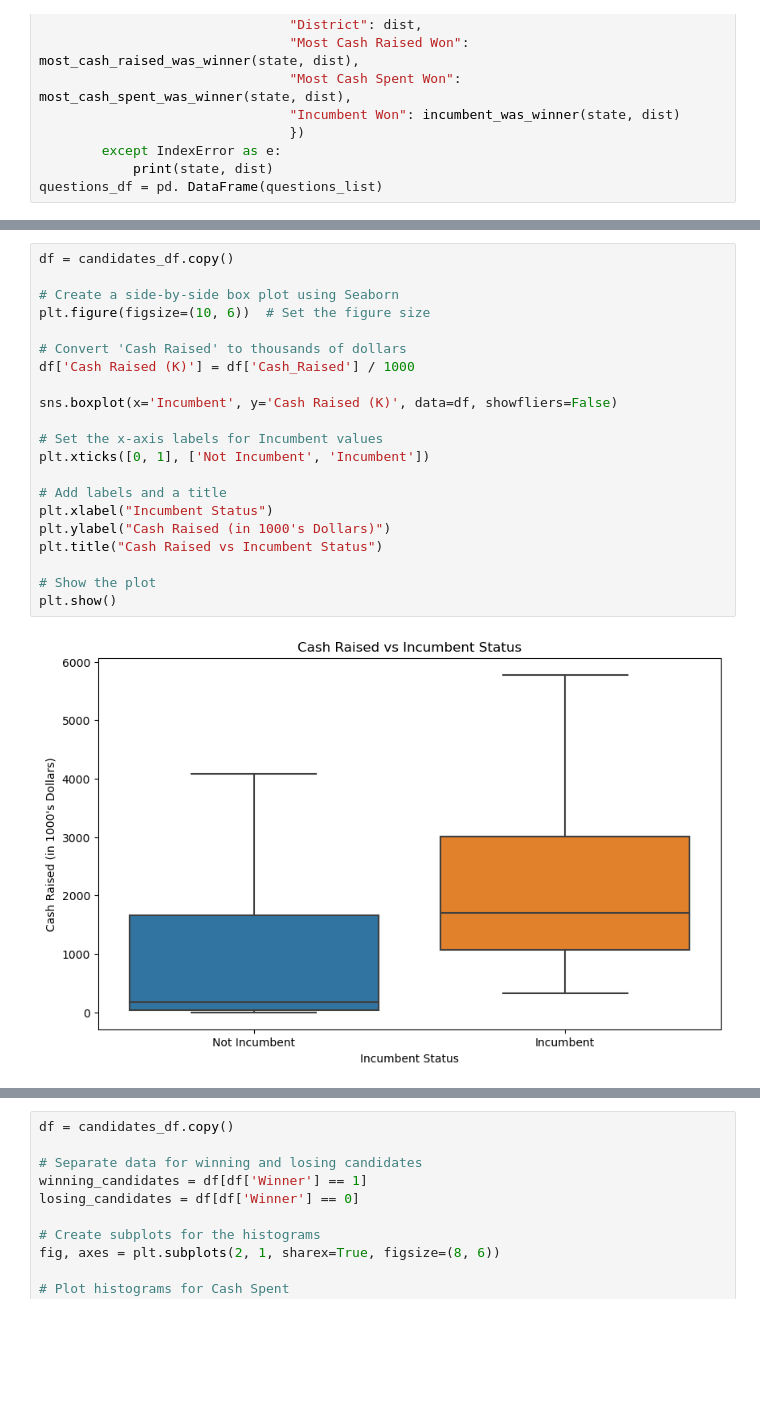
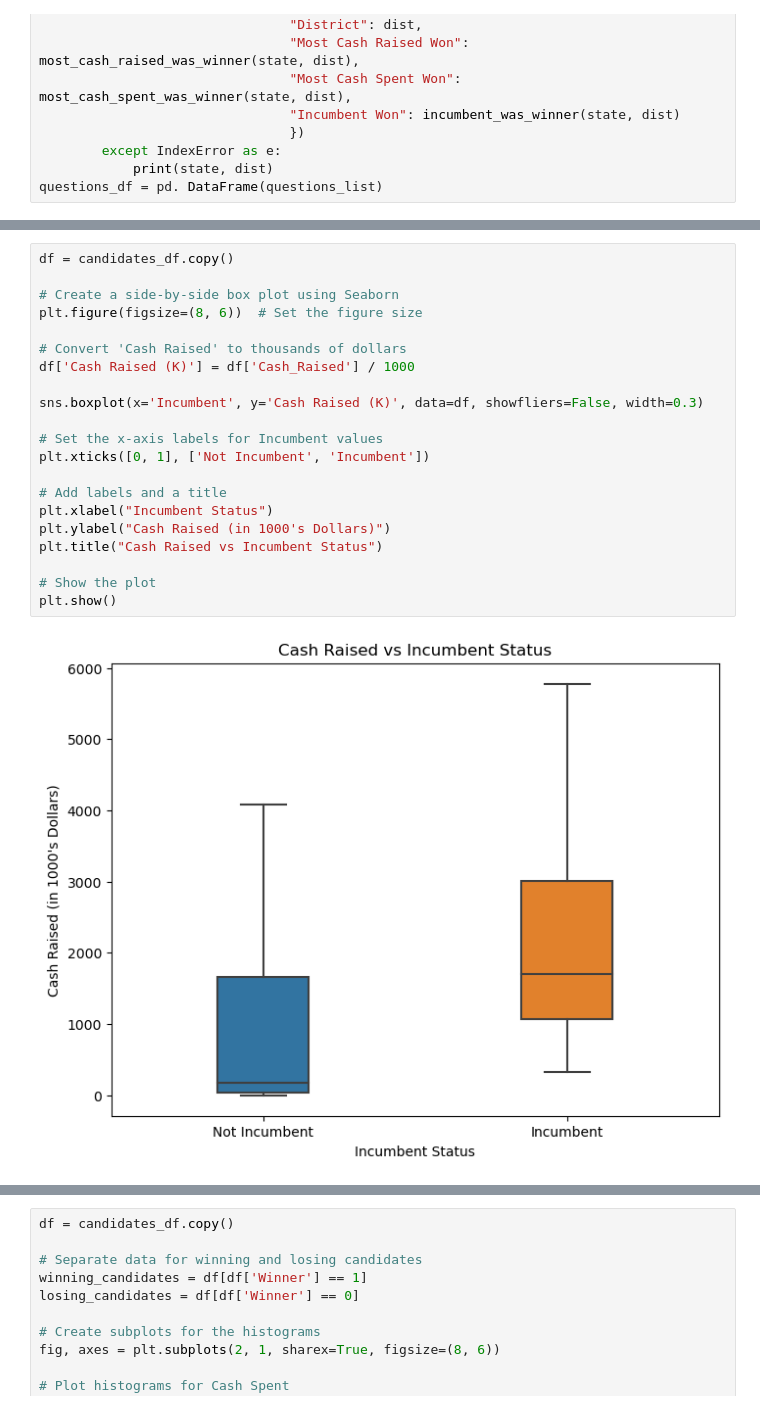
Before and after one commit to nss-data-science-cohort-7/webscraping-open-secrets-bone_scrapers, a Jupyter notebook: notebooks/notebook_sd_analysis.ipynb, the cells around one changed output, grey strips where cells are left out. Saved outputs shown, nothing was run; the diff lists cells and outputs as text; blank space fills up the shorter version.

```diff
--- a/notebooks/notebook_sd_analysis.ipynb
+++ b/notebooks/notebook_sd_analysis.ipynb
@@ -128,26 +140,26 @@ plt.show()
 # %%
 df = candidates_df.copy()
 
 # Create a side-by-side box plot using Seaborn
-plt.figure(figsize=(10, 6))  # Set the figure size
+plt.figure(figsize=(8, 6))  # Set the figure size
 
 # Convert 'Cash Raised' to thousands of dollars
 df['Cash Raised (K)'] = df['Cash_Raised'] / 1000
 
-sns.boxplot(x='Incumbent', y='Cash Raised (K)', data=df, showfliers=False)
+sns.boxplot(x='Incumbent', y='Cash Raised (K)', data=df, showfliers=False, width=0.3)
 
 # Set the x-axis labels for Incumbent values
 plt.xticks([0, 1], ['Not Incumbent', 'Incumbent'])
 
 # Add labels and a title
 plt.xlabel("Incumbent Status")
 plt.ylabel("Cash Raised (in 1000's Dollars)")
 plt.title("Cash Raised vs Incumbent Status")
 
 # Show the plot
 plt.show()
 # %% [output]
-[figure, old version]
+[figure, new version]
 # %%
 
 #Cash Spent by Winner
```
Also changed, not shown: parts of 9 cells of this notebook, 2 other files.
